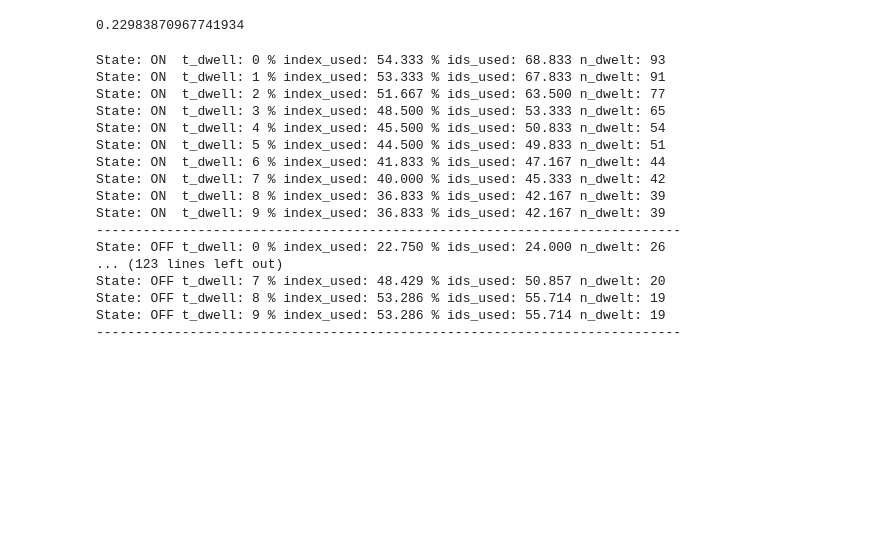
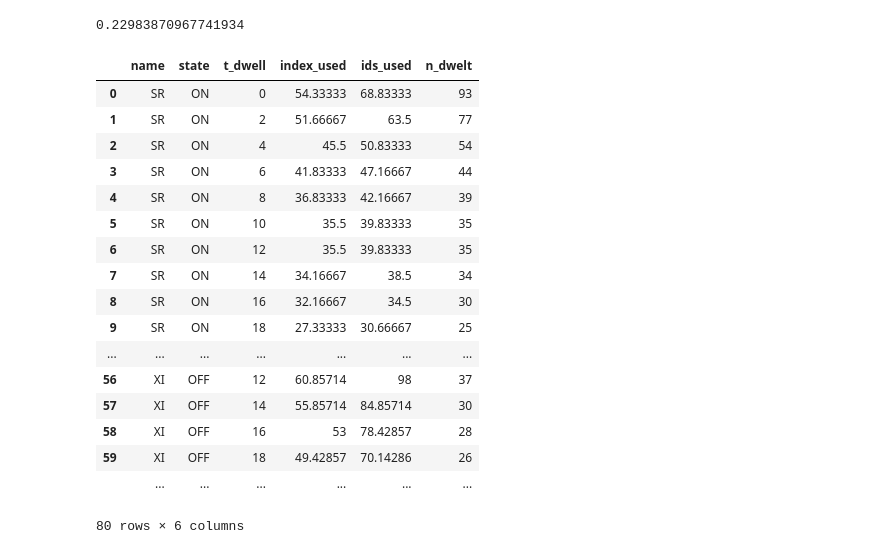
Before and after one commit to ameyp20191/hccProject, a Jupyter notebook: logs/Data analysis.ipynb, the cells around one changed output. Saved outputs shown, nothing was run; the diff lists cells and outputs as text; code cells hidden in the pictures; blank space fills up the shorter version.

Commit message:
Extract data for tabs used vs tabs opened.

```diff
--- a/logs/Data analysis.ipynb
+++ b/logs/Data analysis.ipynb
@@ -453,64 +453,61 @@ df['urlsRevisited'].sum()
 0.22983870967741934
 # %%
 # Number of tabs used vs number of open tabs
-# Five minute intervals
+# Five or ten minute intervals
 df = dfnoc
+df_used = pd.DataFrame(columns=['name', 'state', 't_dwell', 'index_used', 'ids_used', 'n_dwelt'])
 for index in df.index:
     t_outer, ids_outer = nestedxy(df=df, maincol='tabsActivated', xcol='time', ycol='id', index=index)
     t_outer, indices_outer = nestedxy(df=df, maincol='tabsActivated', xcol='time', ycol='index', index=index)
     t_outer, open_tabs_outer = nestedxy(df=df, maincol='tabsActivated', xcol='time', ycol='numOpenTabs', index=index)
     dt = 60 * 5 # Time interval to measure over
 
-    for t_dwell in range(10):
+    for t_dwell in range(0, 20, 2):
         dwelt = [i for i in range(len(t_outer) - 1) if t_outer[i+1] - t_outer[i] >= t_dwell]
 
         ids = np.array(ids_outer)[dwelt]
         indices = np.array(indices_outer)[dwelt]
         open_tabs = np.array(open_tabs_outer)[dwelt]
         t = np.array(t_outer)[dwelt]
 
         bins = np.arange(0, t[-1], dt)
         nbins = len(bins)
         inds = np.digitize(t, bins)
 
         indices_by_bin = [indices[np.where(inds == b)[0]] for b in np.unique(inds)]
         ids_by_bin = [ids[np.where(inds == b)[0]] for b in np.unique(inds)]
-        open_tabs_by_bin = [open_tabs[np.where(inds == b)[0]] for b in np.unique(inds)]
+        open_by_bin = [open_tabs[np.where(inds == b)[0]] for b in np.unique(inds)]
 
-        n_used_by_bin = np.array([len(np.unique(ind)) for ind in indices_by_bin])
+        n_indices_used_by_bin = np.array([len(np.unique(ind)) for ind in indices_by_bin])
         n_ids_used_by_bin = np.array([len(np.unique(tab_ids)) for tab_ids in ids_by_bin])
-        #open_by_bin = np.array([np.median(open_tabs[np.where(inds == b)[0]]) for b in np.unique(inds)])
-        #open_by_bin = np.array([np.median(open_tabs[np.where(inds == b)[0]]) for b in np.unique(inds)])
-        open_by_bin = np.array([np.max(tabs) for tabs in open_tabs_by_bin])
-        #print n_used_by_bin
-        #print open_by_bin
-        pct_index_used = np.mean(100 * n_used_by_bin / open_by_bin)
-        pct_ids_used = np.mean(100 * n_ids_used_by_bin / open_by_bin)
-        if pct_ids_used > 100:
-            print "bins = ", nbins
-            print "indices = ", indices_by_bin
-            print "ids used = ", ids_by_bin
-            print "open = ", open_tabs_by_bin
-            print "pct_ids_used = ", 100 * n_ids_used_by_bin / open_by_bin
+        n_open_by_bin = np.array([np.max(tabs) for tabs in open_by_bin])
 
-        print "State: %-3s t_dwell: %d %% index_used: %.3f %% ids_used: %.3f n_dwelt: %d" % (df['state'][index], t_dwell, pct_index_used,
-                                                                                     pct_ids_used, len(dwelt))
-    print "-" * 75
+        pct_index_used = np.mean(100 * n_indices_used_by_bin / n_open_by_bin)
+        pct_ids_used = np.mean(100 * n_ids_used_by_bin / n_open_by_bin)
+
+        df_used = df_used.append({'state': df['state'][index], 't_dwell': t_dwell,
+                                  'index_used': pct_index_used, 'ids_used': pct_ids_used,
+                                  'name': df['name'][index], 'n_dwelt': len(dwelt)}, ignore_index=True)
+        #print "State: %-3s t_dwell: %ds index_used: %.3f%% ids_used: %.3f%% n_dwelt: %d" % (
+        #    df['state'][index], t_dwell, pct_index_used, pct_ids_used, len(dwelt))
+    #print "-" * 75
+df_used
 # %% [output]
+|  | name | state | t_dwell | index_used | ids_used | n_dwelt |
+| 0 | SR | ON | 0 | 54.33333 | 68.83333 | 93 |
+| 1 | SR | ON | 2 | 51.66667 | 63.5 | 77 |
+| 2 | SR | ON | 4 | 45.5 | 50.83333 | 54 |
+| 3 | SR | ON | 6 | 41.83333 | 47.16667 | 44 |
+| 4 | SR | ON | 8 | 36.83333 | 42.16667 | 39 |
+| 5 | SR | ON | 10 | 35.5 | 39.83333 | 35 |
+| 6 | SR | ON | 12 | 35.5 | 39.83333 | 35 |
+| 7 | SR | ON | 14 | 34.16667 | 38.5 | 34 |
+| 8 | SR | ON | 16 | 32.16667 | 34.5 | 30 |
+| 9 | SR | ON | 18 | 27.33333 | 30.66667 | 25 |
+| ... | ... | ... | ... | ... | ... | ... |
+| 56 | XI | OFF | 12 | 60.85714 | 98 | 37 |
+| 57 | XI | OFF | 14 | 55.85714 | 84.85714 | 30 |
+| 58 | XI | OFF | 16 | 53 | 78.42857 | 28 |
+| 59 | XI | OFF | 18 | 49.42857 | 70.14286 | 26 |
+|  | ... | ... | ... | ... | ... | ... |
-State: ON  t_dwell: 0 % index_used: 54.333 % ids_used: 68.833 n_dwelt: 93
-State: ON  t_dwell: 1 % index_used: 53.333 % ids_used: 67.833 n_dwelt: 91
-State: ON  t_dwell: 2 % index_used: 51.667 % ids_used: 63.500 n_dwelt: 77
-State: ON  t_dwell: 3 % index_used: 48.500 % ids_used: 53.333 n_dwelt: 65
-State: ON  t_dwell: 4 % index_used: 45.500 % ids_used: 50.833 n_dwelt: 54
-State: ON  t_dwell: 5 % index_used: 44.500 % ids_used: 49.833 n_dwelt: 51
-State: ON  t_dwell: 6 % index_used: 41.833 % ids_used: 47.167 n_dwelt: 44
-State: ON  t_dwell: 7 % index_used: 40.000 % ids_used: 45.333 n_dwelt: 42
-State: ON  t_dwell: 8 % index_used: 36.833 % ids_used: 42.167 n_dwelt: 39
-State: ON  t_dwell: 9 % index_used: 36.833 % ids_used: 42.167 n_dwelt: 39
----------------------------------------------------------------------------
-State: OFF t_dwell: 0 % index_used: 22.750 % ids_used: 24.000 n_dwelt: 26
-... (123 lines left out)
-State: OFF t_dwell: 7 % index_used: 48.429 % ids_used: 50.857 n_dwelt: 20
-State: OFF t_dwell: 8 % index_used: 53.286 % ids_used: 55.714 n_dwelt: 19
-State: OFF t_dwell: 9 % index_used: 53.286 % ids_used: 55.714 n_dwelt: 19
----------------------------------------------------------------------------
+80 rows × 6 columns
```
